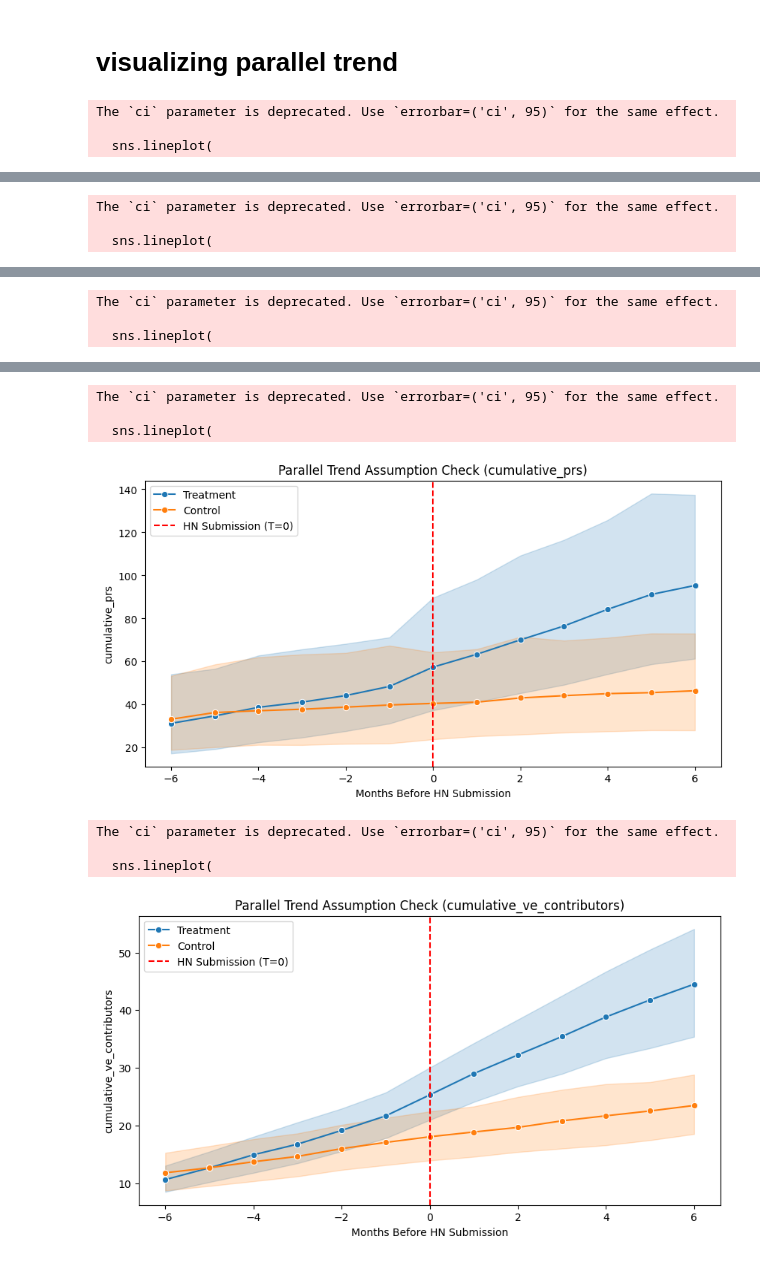
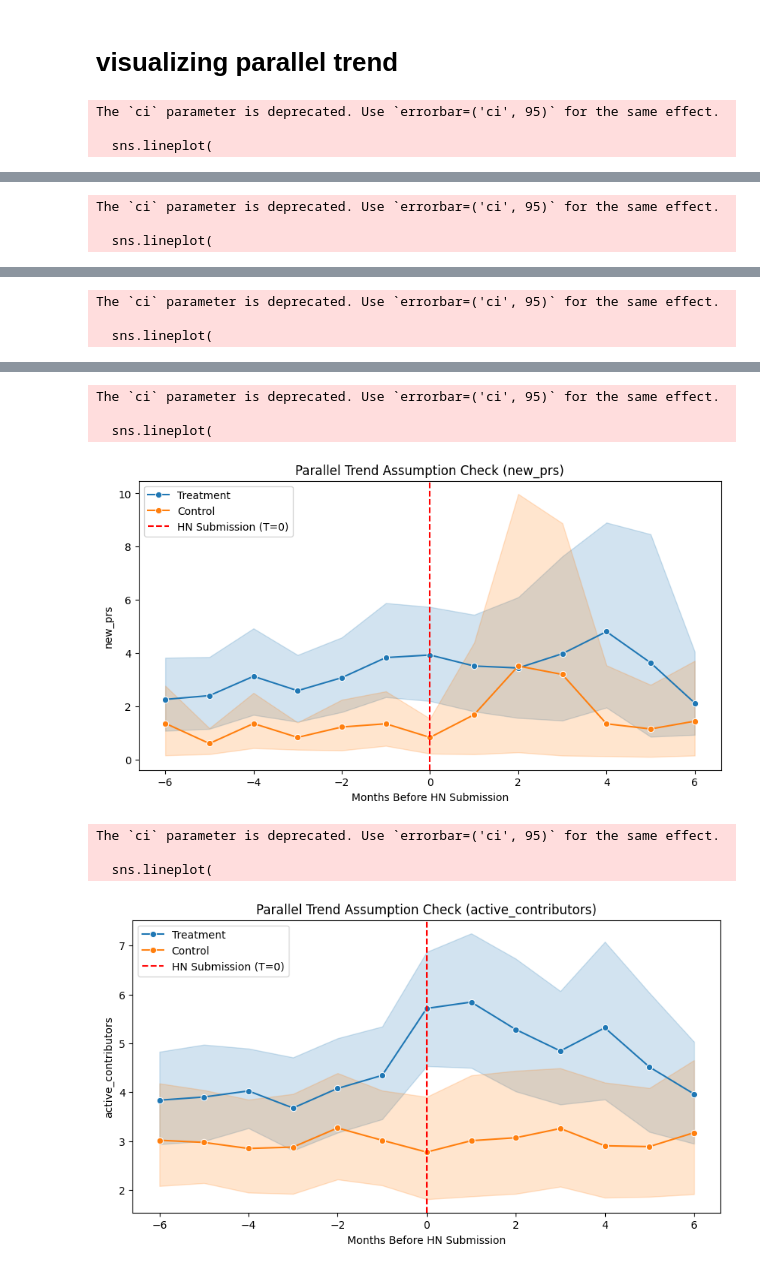
Before and after one commit to MUICT-SERU/SP2024-GPT, a Jupyter notebook: src/rq3/3c-causal-analysis/match-parallel-trend-assumption.ipynb, the cells around one changed output, grey strips where cells are left out. Saved outputs shown, nothing was run; the diff lists cells and outputs as text; code cells hidden in the pictures.

Commit message:
Add preliminary DiD and relative metrics month alignment in PTA

```diff
--- a/src/rq3/3c-causal-analysis/match-parallel-trend-assumption.ipynb
+++ b/src/rq3/3c-causal-analysis/match-parallel-trend-assumption.ipynb
@@ -7,11 +7,12 @@ from tqdm import tqdm
 from sklearn.metrics.pairwise import cosine_similarity, euclidean_distances
 
 # Load datasets
-# treatment_metrics = pd.read_csv("../dataset/hn-stories-gh-ai-metrics-[6months-before-after-hn].csv")
-treatment_metrics = pd.read_csv("../dataset/hn-stories-gh-ai-metrics-cumulative.csv", encoding="utf-7")
+treatment_metrics = pd.read_csv("../dataset/hn-stories-gh-ai-metrics-[6months-before-after-hn].csv")
+# treatment_metrics = pd.read_csv("../dataset/hn-stories-gh-ai-metrics-cumulative.csv", encoding="utf-7")
 treatment_metadata = pd.read_csv("../dataset/hn-stories-gh-ai-metadata.csv")
-# control_metrics = pd.read_csv("../dataset/nonhn-gh-ai-metrics-[2147].csv", encoding="utf-7")
-control_metrics = pd.read_csv("../dataset/nonhn-gh-ai-metrics-cumulative.csv", encoding="utf-7")
+
+control_metrics = pd.read_csv("../dataset/nonhn-gh-ai-metrics-[2147].csv", encoding="utf-7")
+# control_metrics = pd.read_csv("../dataset/nonhn-gh-ai-metrics-cumulative.csv", encoding="utf-7")
 control_metadata = pd.read_csv("../dataset/nonhn-gh-ai-metadata-[2147].csv")
 
 # Convert date columns
@@ -21,8 +22,8 @@ control_metrics['month'] = pd.to_datetime(control_metrics['month']).dt.tz_locali
 control_metadata['repo_creation_date'] = pd.to_datetime(control_metadata['repo_creation_date']).dt.tz_convert('UTC')
 
 # Metrics to match
-# metrics = ['new_forks', 'new_stars', 'new_commits', 'new_prs', 'active_contributors']
-metrics = ['cumulative_stars', 'cumulative_forks', 'cumulative_commits', 'cumulative_prs', 'cumulative_ve_contributors']
+metrics = ['new_forks', 'new_stars', 'new_commits', 'new_prs', 'active_contributors']
+# metrics = ['cumulative_stars', 'cumulative_forks', 'cumulative_commits', 'cumulative_prs', 'cumulative_ve_contributors']
 
 # Earliest available metrics date (May 2022)
 earliest_metrics_date = pd.Timestamp('2022-05-01', tz='UTC')
@@ -92,8 +93,8 @@ def find_best_match(treatment_row, metric):
     euclidean_dists = euclidean_distances(treatment_values, control_vectors)[0]
 
     # Define thresholds (adjust these values based on your data)
-    cosine_threshold = 0.7  # Higher is better for cosine
-    euclidean_threshold = 50.0  # Lower is better for euclidean
+    cosine_threshold = 0.85  # Higher is better for cosine
+    euclidean_threshold = 20.0  # Lower is better for euclidean
 
     # Find candidates that meet both criteria
     valid_matches = []
@@ -159,8 +160,8 @@ import pandas as pd
 import matplotlib.pyplot as plt
 import seaborn as sns
 
-# metrics = ['new_stars', 'new_forks', 'new_commits', 'new_prs', 'active_contributors']
-metrics = ['cumulative_stars', 'cumulative_forks', 'cumulative_commits', 'cumulative_prs', 'cumulative_ve_contributors']
+metrics = ['new_stars', 'new_forks', 'new_commits', 'new_prs', 'active_contributors']
+# metrics = ['cumulative_stars', 'cumulative_forks', 'cumulative_commits', 'cumulative_prs', 'cumulative_ve_contributors']
 
 # Align time: Convert dates to relative months
 def align_time(df, hn_date):
@@ -189,10 +190,10 @@ def plot_aggregate_trend(metric):
     plt.show()
 
 # Load the original metric data
-df_treatment = pd.read_csv("../dataset/hn-stories-gh-ai-metrics-cumulative.csv", encoding="utf-7")
-df_control = pd.read_csv("../dataset/nonhn-gh-ai-metrics-cumulative.csv", encoding="utf-7")
-# df_treatment = pd.read_csv("../dataset/hn-stories-gh-ai-metrics-[6months-before-after-hn].csv")
-# df_control = pd.read_csv("../dataset/nonhn-gh-ai-metrics-[2147].csv", encoding="utf-7")
+# df_treatment = pd.read_csv("../dataset/hn-stories-gh-ai-metrics-cumulative.csv", encoding="utf-7")
+# df_control = pd.read_csv("../dataset/nonhn-gh-ai-metrics-cumulative.csv", encoding="utf-7")
+df_treatment = pd.read_csv("../dataset/hn-stories-gh-ai-metrics-[6months-before-after-hn].csv")
+df_control = pd.read_csv("../dataset/nonhn-gh-ai-metrics-[2147].csv", encoding="utf-7")
 
 for metric in metrics:
     # Load matched treatment-control data
@@ -251,11 +252,11 @@ The `ci` parameter is deprecated. Use `errorbar=('ci', 95)` for the same effect.
 The `ci` parameter is deprecated. Use `errorbar=('ci', 95)` for the same effect.
 
   sns.lineplot(
-[figure, old version]
+[figure, new version]
 The `ci` parameter is deprecated. Use `errorbar=('ci', 95)` for the same effect.
 
   sns.lineplot(
-[figure, old version]
+[figure, new version]
 # %%
 import pandas as pd
 import statsmodels.api as sm
```
Also changed, not shown: parts of 10 cells of this notebook, 4 other files.
